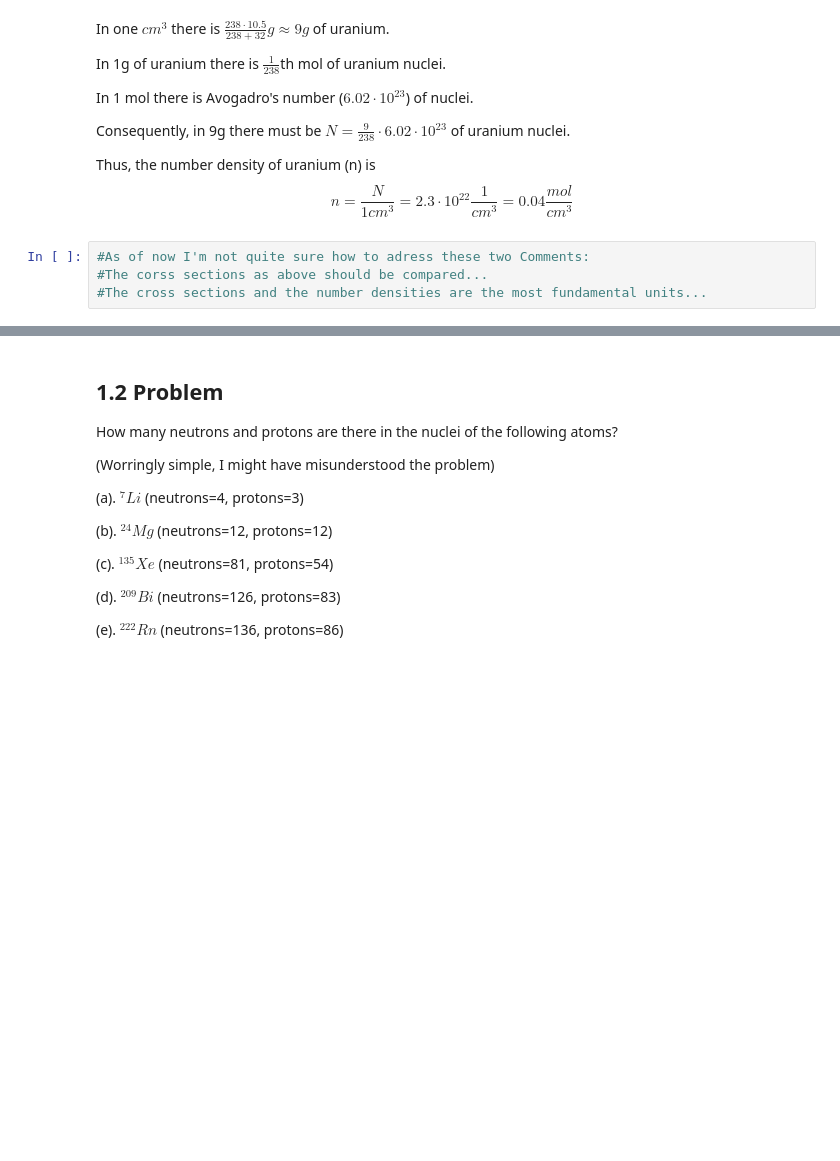
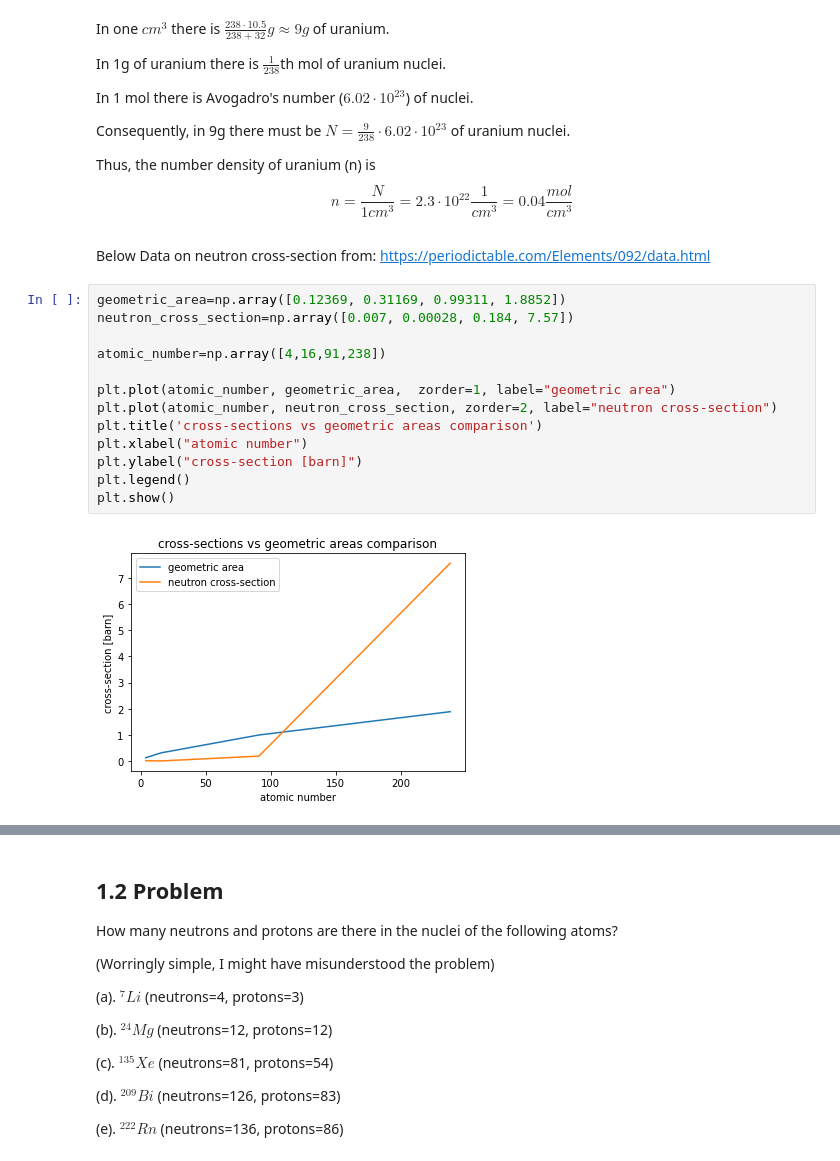
Before and after one commit to kmiec96/Nuclear, a Jupyter notebook: set1.ipynb, the cells around one changed output, grey strips where cells are left out. Saved outputs shown, nothing was run; the diff lists cells and outputs as text; blank space fills up the shorter version.

```diff
--- a/set1.ipynb
+++ b/set1.ipynb
@@ -307,7 +307,21 @@ Consequently, in 9g there must be $N=\frac{9}{238}\cdot6.02\cdot10^{23}$ of uran
 
 Thus, the number density of uranium (n) is
 $$n=\frac{N}{1cm^{3}}=2.3\cdot10^{22}\frac{1}{cm^{3}}=0.04\frac{mol}{cm^{3}}$$
-# %%
-#As of now I'm not quite sure how to adress these two Comments:
-#The corss sections as above should be compared...
-#The cross sections and the number densities are the most fundamental units...
+# %% [markdown]
+Below
+Data on neutron cross-section from: https://periodictable.com/Elements/092/data.html
+# %%
+geometric_area=np.array([0.12369, 0.31169, 0.99311, 1.8852])
+neutron_cross_section=np.array([0.007, 0.00028, 0.184, 7.57])
+
+atomic_number=np.array([4,16,91,238])
+
+plt.plot(atomic_number, geometric_area,  zorder=1, label="geometric area")
+plt.plot(atomic_number, neutron_cross_section, zorder=2, label="neutron cross-section")
+plt.title('cross-sections vs geometric areas comparison')
+plt.xlabel("atomic number")
+plt.ylabel("cross-section [barn]")
+plt.legend()
+plt.show()
+# %% [output]
+[figure, added]
```
Also changed, not shown: parts of 8 cells of this notebook.
